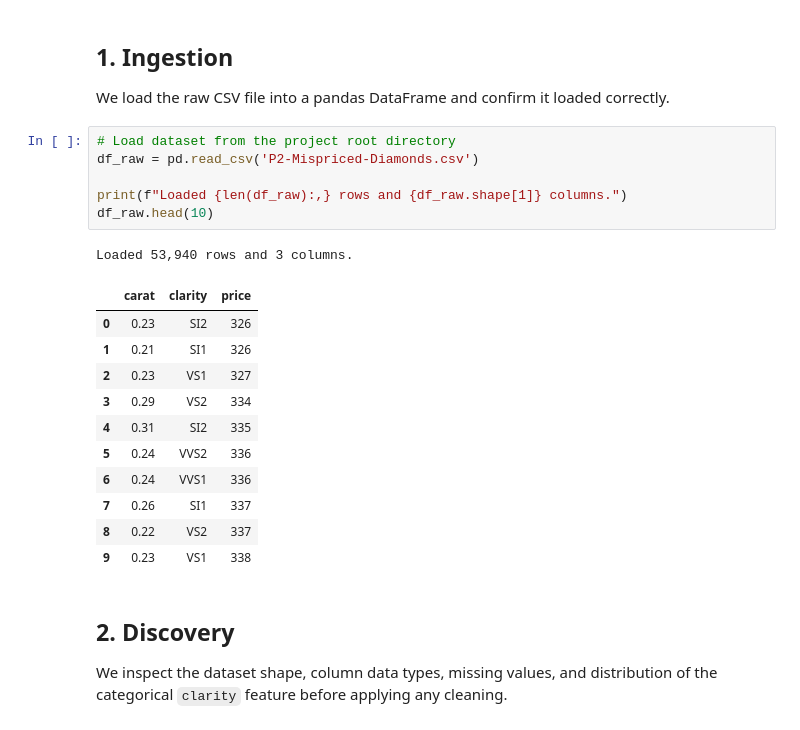
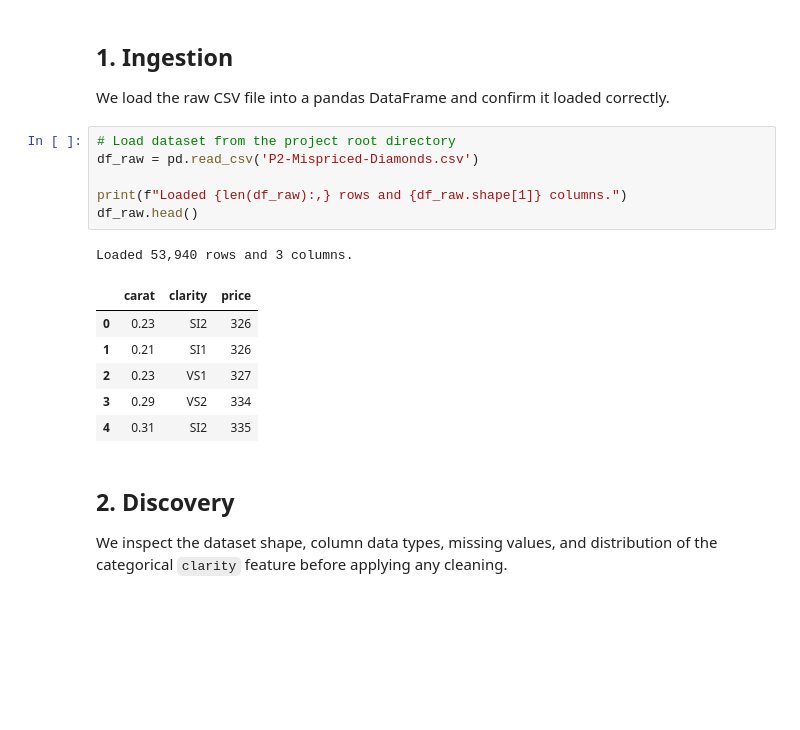
Before and after one commit to akaseahawk/wilcore-interview-DS2, a Jupyter notebook: diamond_analysis.ipynb, the cells around one changed output. Drawn from its saved outputs; the diff is of its cells as text; blank space fills up the shorter version.

```diff
--- a/diamond_analysis.ipynb
+++ b/diamond_analysis.ipynb
@@ -39,22 +39,17 @@ We load the raw CSV file into a pandas DataFrame and confirm it loaded correctly
 # %%
 # Load dataset from the project root directory
 df_raw = pd.read_csv('P2-Mispriced-Diamonds.csv')
 
 print(f"Loaded {len(df_raw):,} rows and {df_raw.shape[1]} columns.")
-df_raw.head(10)
+df_raw.head()
 # %% [output]
 Loaded 53,940 rows and 3 columns.
 |  | carat | clarity | price |
 | 0 | 0.23 | SI2 | 326 |
 | 1 | 0.21 | SI1 | 326 |
 | 2 | 0.23 | VS1 | 327 |
 | 3 | 0.29 | VS2 | 334 |
 | 4 | 0.31 | SI2 | 335 |
-| 5 | 0.24 | VVS2 | 336 |
-| 6 | 0.24 | VVS1 | 336 |
-| 7 | 0.26 | SI1 | 337 |
-| 8 | 0.22 | VS2 | 337 |
-| 9 | 0.23 | VS1 | 338 |
 # %% [markdown]
 ## 2. Discovery
 
```
Also changed, not shown: parts of 18 cells of this notebook.
